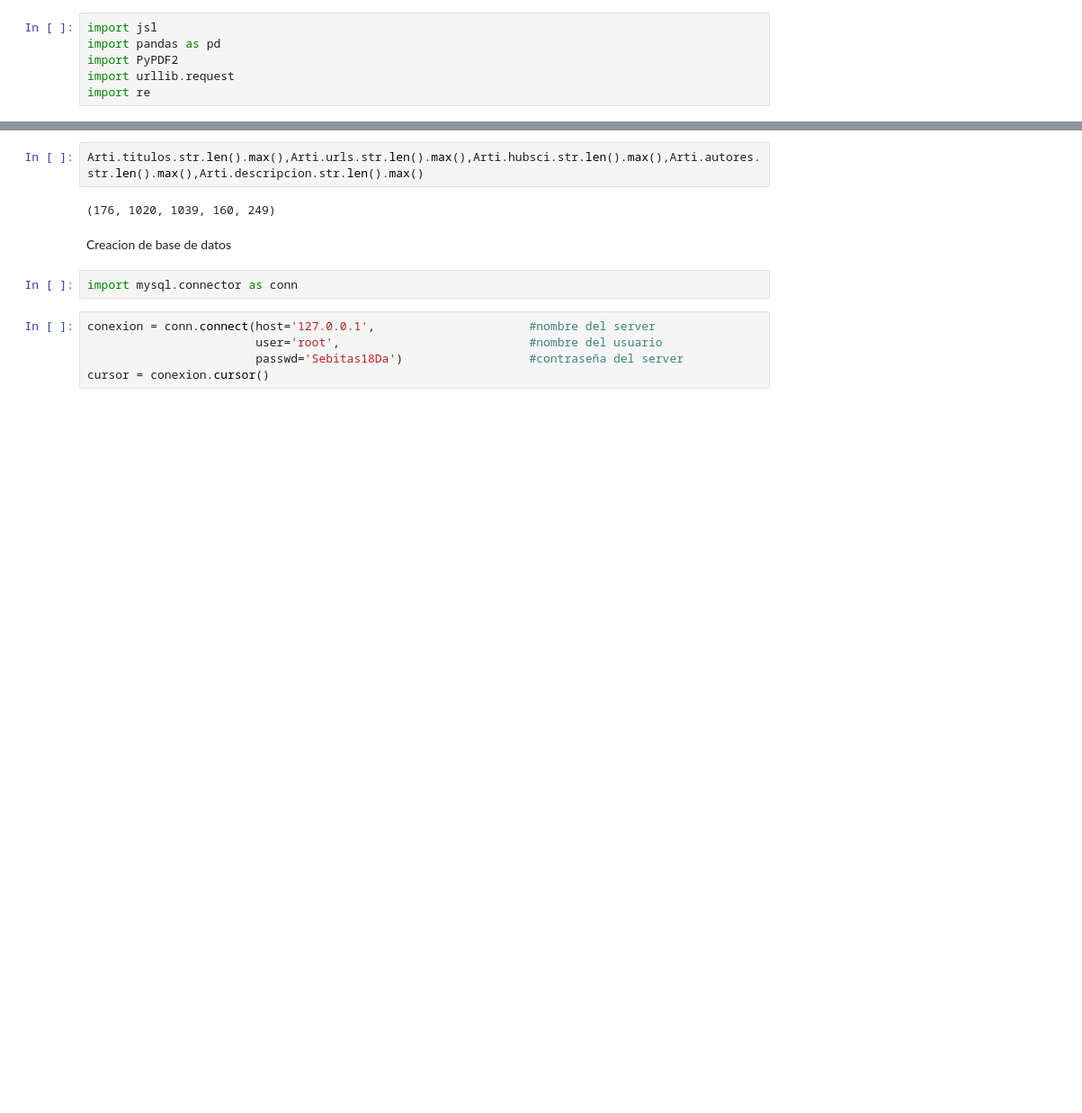
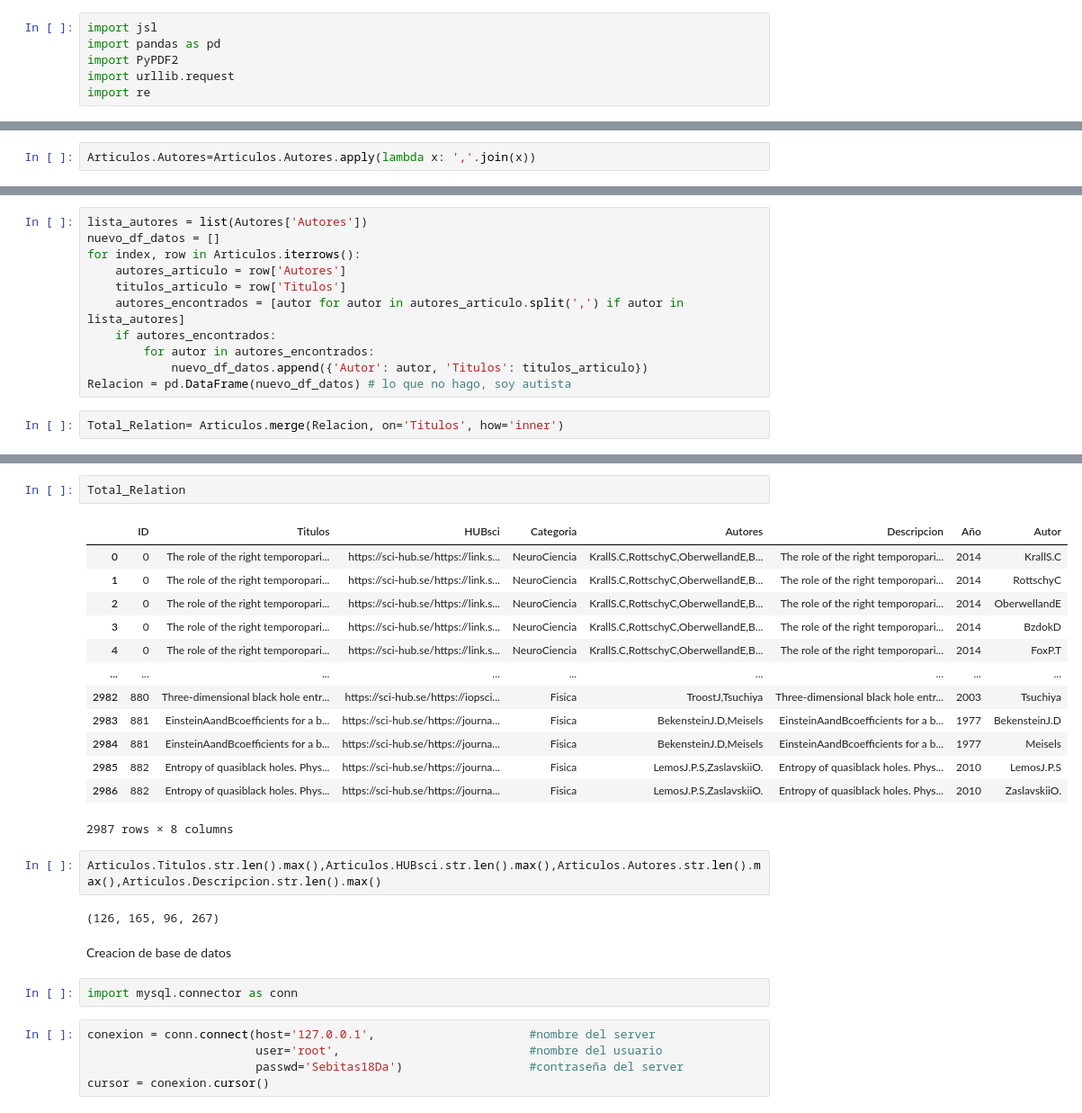
Before and after one commit to joeSL-ms/Presentacion-PowerBI-Articulos-cientificos, a Jupyter notebook: Articulos_neuro_ciencia.ipynb, the cells around one changed output, grey strips where cells are left out. Shown at 90% size. Drawn from its saved outputs; the diff is of its cells as text; blank space fills up the shorter version.

```diff
--- a/Articulos_neuro_ciencia.ipynb
+++ b/Articulos_neuro_ciencia.ipynb
@@ -104,0 +181,2 @@ dtype: object
+# %%
+Articulos.Autores=Articulos.Autores.apply(lambda x: ','.join(x))
@@ -104,0 +189,13 @@ dtype: object
+# %%
+lista_autores = list(Autores['Autores'])
+nuevo_df_datos = []
+for index, row in Articulos.iterrows():
+    autores_articulo = row['Autores']
+    titulos_articulo = row['Titulos']
+    autores_encontrados = [autor for autor in autores_articulo.split(',') if autor in lista_autores]
+    if autores_encontrados:
+        for autor in autores_encontrados:
+            nuevo_df_datos.append({'Autor': autor, 'Titulos': titulos_articulo})
+Relacion = pd.DataFrame(nuevo_df_datos) # lo que no hago, soy autista
+# %%
+Total_Relation= Articulos.merge(Relacion, on='Titulos', how='inner')
@@ -105,7 +220,23 @@ dtype: object
+# %%
+Total_Relation
+# %% [output]
+|  | ID | Titulos | HUBsci | Categoria | Autores | Descripcion | Año | Autor |
+| 0 | 0 | The role of the right temporopari... | https://sci-hub.se/https://link.s... | NeuroCiencia | KrallS.C,RottschyC,OberwellandE,B... | The role of the right temporopari... | 2014 | KrallS.C |
+| 1 | 0 | The role of the right temporopari... | https://sci-hub.se/https://link.s... | NeuroCiencia | KrallS.C,RottschyC,OberwellandE,B... | The role of the right temporopari... | 2014 | RottschyC |
+| 2 | 0 | The role of the right temporopari... | https://sci-hub.se/https://link.s... | NeuroCiencia | KrallS.C,RottschyC,OberwellandE,B... | The role of the right temporopari... | 2014 | OberwellandE |
+| 3 | 0 | The role of the right temporopari... | https://sci-hub.se/https://link.s... | NeuroCiencia | KrallS.C,RottschyC,OberwellandE,B... | The role of the right temporopari... | 2014 | BzdokD |
+| 4 | 0 | The role of the right temporopari... | https://sci-hub.se/https://link.s... | NeuroCiencia | KrallS.C,RottschyC,OberwellandE,B... | The role of the right temporopari... | 2014 | FoxP.T |
+| ... | ... | ... | ... | ... | ... | ... | ... | ... |
+| 2982 | 880 | Three-dimensional black hole entr... | https://sci-hub.se/https://iopsci... | Fisica | TroostJ,Tsuchiya | Three-dimensional black hole entr... | 2003 | Tsuchiya |
+| 2983 | 881 | EinsteinAandBcoefficients for a b... | https://sci-hub.se/https://journa... | Fisica | BekensteinJ.D,Meisels | EinsteinAandBcoefficients for a b... | 1977 | BekensteinJ.D |
+| 2984 | 881 | EinsteinAandBcoefficients for a b... | https://sci-hub.se/https://journa... | Fisica | BekensteinJ.D,Meisels | EinsteinAandBcoefficients for a b... | 1977 | Meisels |
+| 2985 | 882 | Entropy of quasiblack holes. Phys... | https://sci-hub.se/https://journa... | Fisica | LemosJ.P.S,ZaslavskiiO. | Entropy of quasiblack holes. Phys... | 2010 | LemosJ.P.S |
+| 2986 | 882 | Entropy of quasiblack holes. Phys... | https://sci-hub.se/https://journa... | Fisica | LemosJ.P.S,ZaslavskiiO. | Entropy of quasiblack holes. Phys... | 2010 | ZaslavskiiO. |
+2987 rows × 8 columns
 # %%
-Arti.titulos.str.len().max(),Arti.urls.str.len().max(),Arti.hubsci.str.len().max(),Arti.autores.str.len().max(),Arti.descripcion.str.len().max()
+Articulos.Titulos.str.len().max(),Articulos.HUBsci.str.len().max(),Articulos.Autores.str.len().max(),Articulos.Descripcion.str.len().max()
 # %% [output]
-(176, 1020, 1039, 160, 249)
+(126, 165, 96, 267)
 # %% [markdown]
 Creacion de base de datos
 # %%
```
Also changed, not shown: parts of 68 cells of this notebook, 10 other files.
